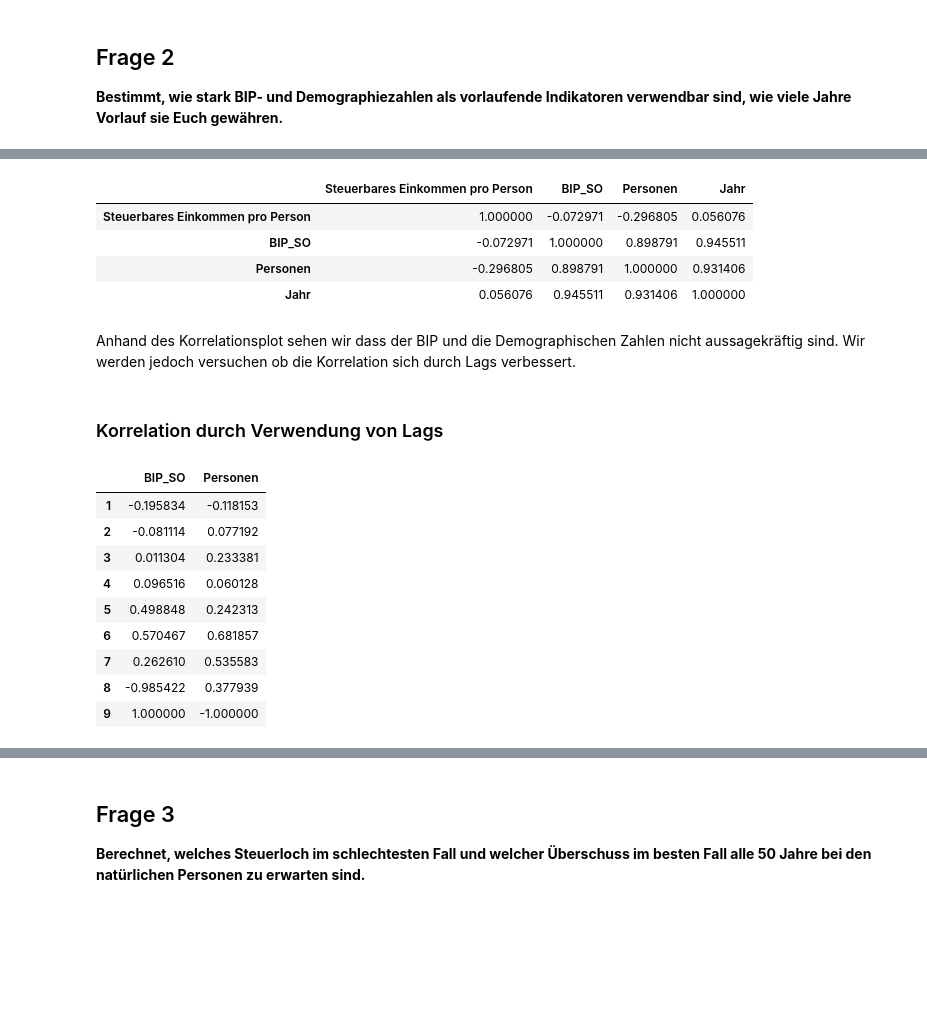
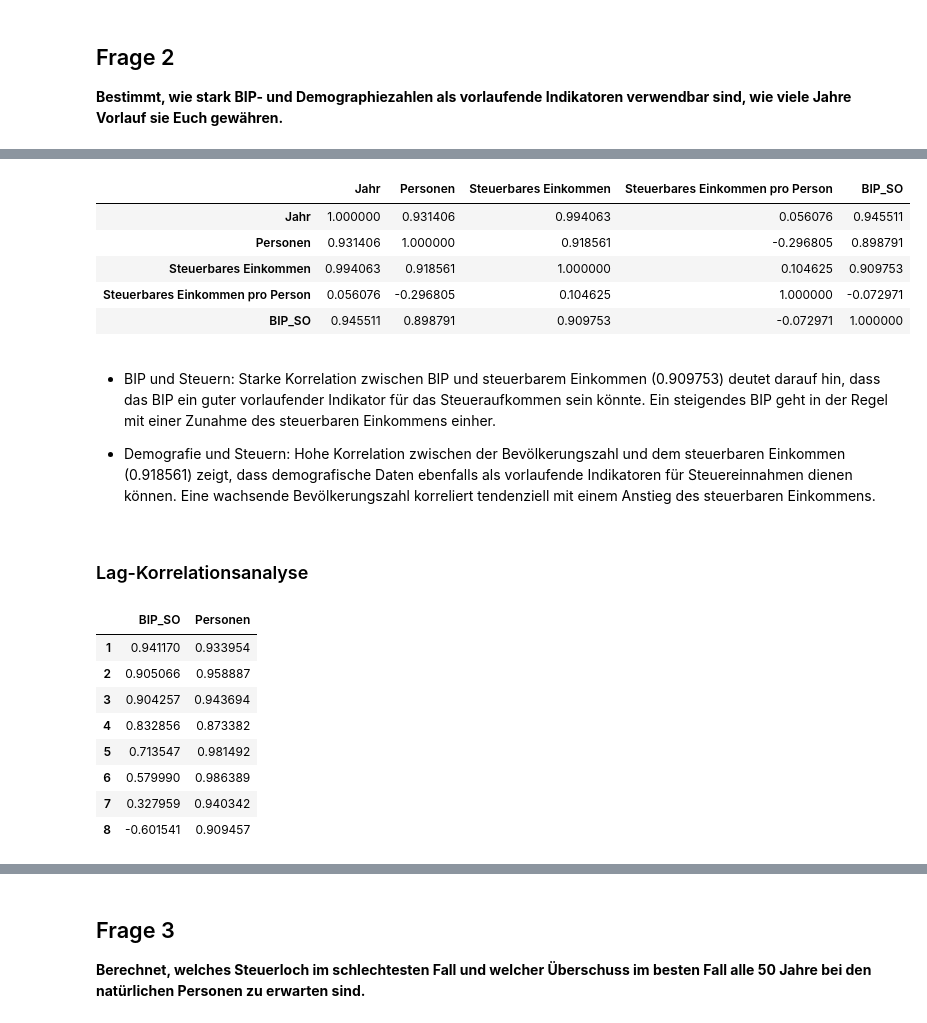
Before and after one commit to alexschillingfhnw/spz-omc, a Jupyter notebook: Notebooks/omc_sonnenberg.ipynb, the cells around one changed output, grey strips where cells are left out. Cells and saved outputs as stored; diff of their text form; code cells hidden in the pictures; blank space fills up the shorter version.

```diff
--- a/Notebooks/omc_sonnenberg.ipynb
+++ b/Notebooks/omc_sonnenberg.ipynb
@@ -451,6 +442,0 @@ bip_df['Jahr'] = pd.to_datetime(bip_df['Jahr'], format='%Y')
-# %%
-bev_df['Jahr'] = pd.to_datetime(bev_df['Datum']).dt.year
-# change column Datum to Jahr
-# reomve column Datum
-bev_df['Jahr'] = pd.to_datetime(bev_df['Jahr'], format='%Y')
-bev_df = bev_df.drop(columns=['Datum'])
@@ -470,0 +443,20 @@ df = df.dropna()
+# %%
+steuern_df = data.copy()
+
+# Convert to datetime
+steuern_df['Jahr'] = pd.to_datetime(steuern_df['Jahr'], format='%Y')
+bip_df['Jahr'] = pd.to_datetime(bip_df['Jahr'], format='%Y')
+bev_df['Jahr'] = pd.to_datetime(bev_df['Datum']).dt.to_period('Y').dt.to_timestamp()
+
+# Remove unnecessary column 'Datum' in bev_df
+bev_df.drop(columns=['Datum'], inplace=True)
+
+# Merge dataframes
+df = pd.merge(steuern_df, bip_df, on='Jahr', how='outer')
+df = pd.merge(df, bev_df, on='Jahr', how='outer')
+
+# Sort by 'Jahr' and remove rows with missing values
+df.sort_values(by='Jahr', inplace=True)
+df.dropna(inplace=True)
+
+df.head()
@@ -471,29 +470,33 @@ df = df.dropna()
 # %%
-df_2 = df[['Steuerbares Einkommen pro Person', 'BIP_SO', 'Personen', 'Jahr']]
-corr = df_2.corr()
+relevant_columns = ['Jahr', 'Personen', 'Steuerbares Einkommen', 'Steuerbares Einkommen pro Person', 'BIP_SO']
+
+corr = df[relevant_columns].corr()
 corr.style.background_gradient(cmap='coolwarm')
 # %% [output]
-|  | Steuerbares Einkommen pro Person | BIP_SO | Personen | Jahr |
-| Steuerbares Einkommen pro Person | 1.000000 | -0.072971 | -0.296805 | 0.056076 |
-| BIP_SO | -0.072971 | 1.000000 | 0.898791 | 0.945511 |
-| Personen | -0.296805 | 0.898791 | 1.000000 | 0.931406 |
-| Jahr | 0.056076 | 0.945511 | 0.931406 | 1.000000 |
+|  | Jahr | Personen | Steuerbares Einkommen | Steuerbares Einkommen pro Person | BIP_SO |
+| Jahr | 1.000000 | 0.931406 | 0.994063 | 0.056076 | 0.945511 |
+| Personen | 0.931406 | 1.000000 | 0.918561 | -0.296805 | 0.898791 |
+| Steuerbares Einkommen | 0.994063 | 0.918561 | 1.000000 | 0.104625 | 0.909753 |
+| Steuerbares Einkommen pro Person | 0.056076 | -0.296805 | 0.104625 | 1.000000 | -0.072971 |
+| BIP_SO | 0.945511 | 0.898791 | 0.909753 | -0.072971 | 1.000000 |
-# %% [markdown]
-Anhand des Korrelationsplot sehen wir dass der BIP und die Demographischen Zahlen nicht aussagekräftig sind. Wir werden jedoch versuchen ob die Korrelation sich durch Lags verbessert.
-# %% [markdown]
-### Korrelation durch Verwendung von Lags
+# %% [markdown]
+- BIP und Steuern: Starke Korrelation zwischen BIP und steuerbarem Einkommen (0.909753) deutet darauf hin, dass das BIP ein guter vorlaufender Indikator für das Steueraufkommen sein könnte. Ein steigendes BIP geht in der Regel mit einer Zunahme des steuerbaren Einkommens einher.
+
+- Demografie und Steuern: Hohe Korrelation zwischen der Bevölkerungszahl und dem steuerbaren Einkommen (0.918561) zeigt, dass demografische Daten ebenfalls als vorlaufende Indikatoren für Steuereinnahmen dienen können. Eine wachsende Bevölkerungszahl korreliert tendenziell mit einem Anstieg des steuerbaren Einkommens.
+# %% [markdown]
+### Lag-Korrelationsanalyse
 # %%
-lags = range(1, 10)
+lags = range(1, 9)
 correlation_results = {}
 
 for lag in lags:
     # Erstellen einer verschobenen Version der BIP- und Personen-Daten
-    lagged_bip = df_2['BIP_SO'].shift(lag)
-    lagged_personen = df_2['Personen'].shift(lag)
+    lagged_bip = df['BIP_SO'].shift(lag)
+    lagged_personen = df['Personen'].shift(lag)
 
     # Berechnung der Korrelation des verschobenen BIPs und der Personen mit dem steuerbaren Einkommen pro Person
-    corr_bip = df_2['Steuerbares Einkommen pro Person'].corr(lagged_bip)
-    corr_personen = df_2['Steuerbares Einkommen pro Person'].corr(lagged_personen)
+    corr_bip = df['Steuerbares Einkommen'].corr(lagged_bip)
+    corr_personen = df['Steuerbares Einkommen'].corr(lagged_personen)
 
     # Speichern der Ergebnisse
     correlation_results[lag] = {'BIP_SO': corr_bip, 'Personen': corr_personen}
@@ -502,12 +505,11 @@ correlation_results_df = pd.DataFrame(correlation_results).T
 correlation_results_df
 # %% [output]
 |  | BIP_SO | Personen |
-| 1 | -0.195834 | -0.118153 |
-| 2 | -0.081114 | 0.077192 |
-| 3 | 0.011304 | 0.233381 |
-| 4 | 0.096516 | 0.060128 |
-| 5 | 0.498848 | 0.242313 |
-| 6 | 0.570467 | 0.681857 |
-| 7 | 0.262610 | 0.535583 |
-| 8 | -0.985422 | 0.377939 |
-| 9 | 1.000000 | -1.000000 |
+| 1 | 0.941170 | 0.933954 |
+| 2 | 0.905066 | 0.958887 |
+| 3 | 0.904257 | 0.943694 |
+| 4 | 0.832856 | 0.873382 |
+| 5 | 0.713547 | 0.981492 |
+| 6 | 0.579990 | 0.986389 |
+| 7 | 0.327959 | 0.940342 |
+| 8 | -0.601541 | 0.909457 |
```
Also changed, not shown: parts of 47 cells of this notebook.
